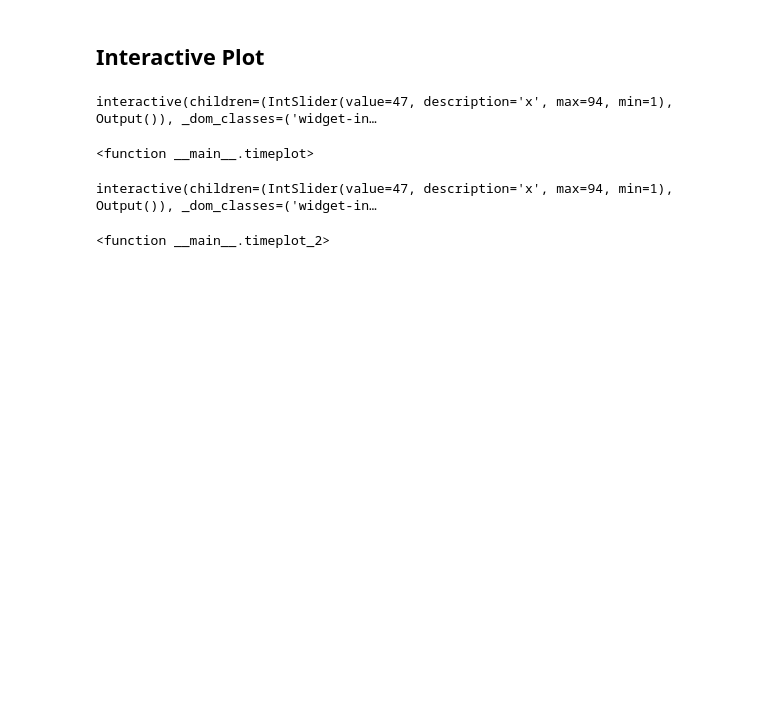
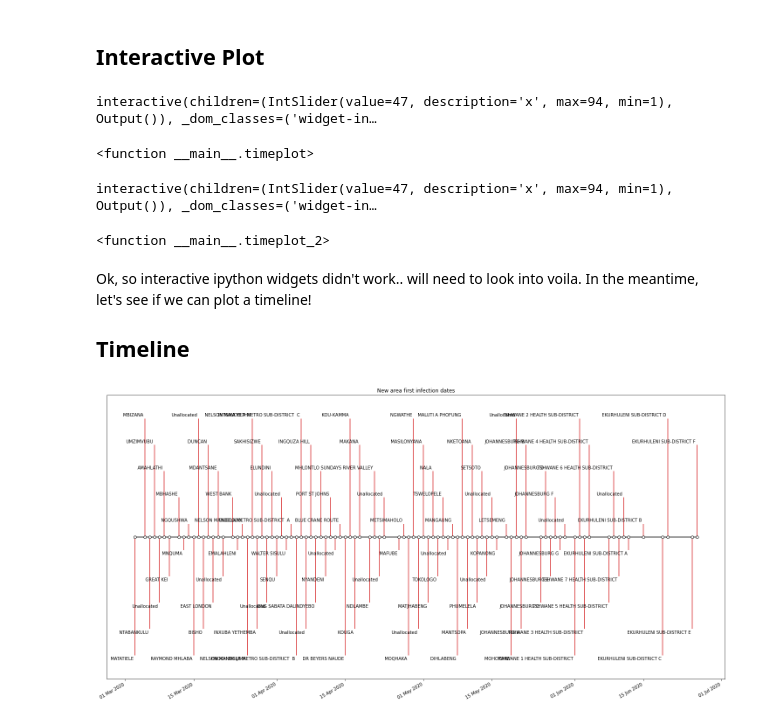
Before and after one commit to heikoheilgendorff/adh_data_blog, a Jupyter notebook: _notebooks/2022-06-08_covid_first_infections_RSA_tracker.ipynb, the cells around one changed output. Saved outputs shown, nothing was run; the diff lists cells and outputs as text; code cells hidden in the pictures; blank space fills up the shorter version.

```diff
--- a/_notebooks/2022-06-08_covid_first_infections_RSA_tracker.ipynb
+++ b/_notebooks/2022-06-08_covid_first_infections_RSA_tracker.ipynb
@@ -149,3 +150,39 @@ interact(timeplot_2,x = index)
 # %% [output]
 interactive(children=(IntSlider(value=47, description='x', max=94, min=1), Output()), _dom_classes=('widget-in…
 <function __main__.timeplot_2>
+# %% [markdown]
+Ok, so interactive ipython widgets didn't work.. will need to look into voila.
+In the meantime, let's see if we can plot a timeline!
+
+## Timeline
+# %%
+import numpy as np
+import matplotlib.pyplot as plt
+import matplotlib.dates as mdates
+# Choose some nice levels
+levels = np.tile([-9,9,-7,7,-5, 5, -3, 3, -1, 1],int(np.ceil(len(dates)/8)))[:len(dates)]
+
+# Create figure and plot a stem plot with the date
+fig, ax = plt.subplots(figsize=(20, 10), constrained_layout=True)
+ax.set(title="New area first infection dates")
+ax.vlines(dates, 0, levels, color="tab:red")  # The vertical stems.
+ax.plot(dates, np.zeros_like(dates), "-o",color="k", markerfacecolor="w")  # Baseline and markers on it.
+# annotate lines
+names = df.Subdistrict.to_list()
+for d, l, r in zip(dates, levels, names):
+    ax.annotate(r, xy=(d, l),
+                xytext=(-3, np.sign(l)*3), textcoords="offset points",
+                horizontalalignment="right",
+                verticalalignment="bottom" if l > 0 else "top")
+# format xaxis with 4 month intervals
+#ax.xaxis.set_major_locator(mdates.MonthLocator(interval=4))
+ax.xaxis.set_major_formatter(mdates.DateFormatter("%d %b %Y"))
+plt.setp(ax.get_xticklabels(), rotation=30, ha="right")
+
+# remove y axis and spines
+ax.yaxis.set_visible(False)
+#ax.spines["left", "top", "right"].set_visible(False)
+
+ax.margins(y=0.1)
+# %% [output]
+[figure, added]
```
Also changed, not shown: parts of 8 cells of this notebook.
